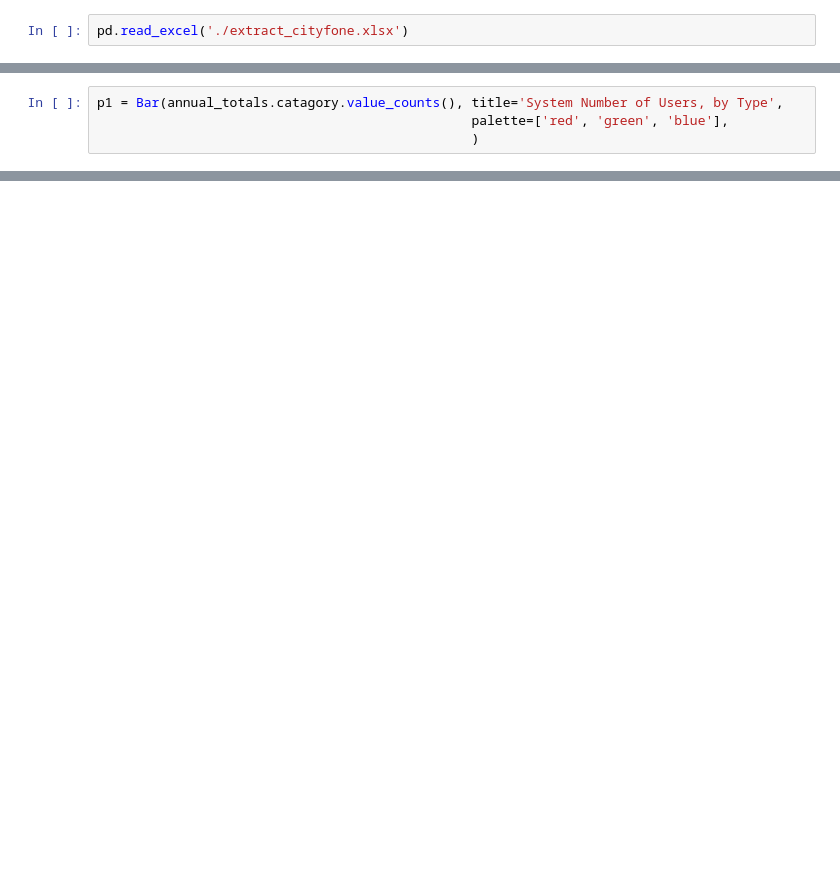
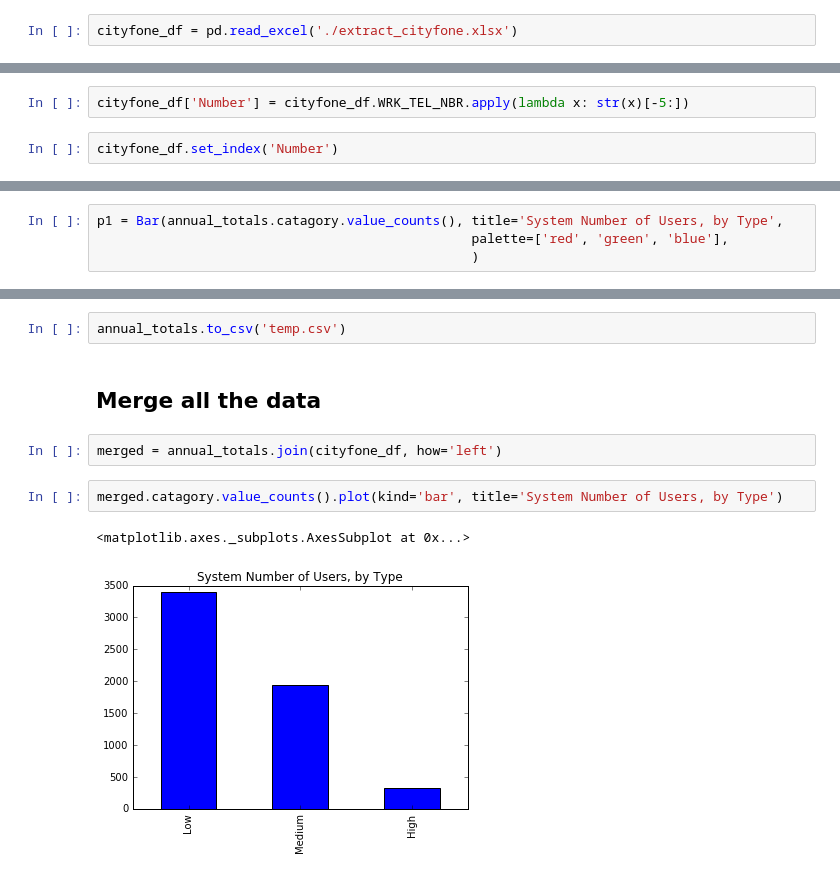
Before and after one commit to CityOfLosAngeles/pbx-analysis, a Jupyter notebook: DataCleaning.ipynb, the cells around one changed output, grey strips where cells are left out. Drawn from its saved outputs; the diff is of its cells as text; blank space fills up the shorter version.

Commit message:
merge

```diff
--- a/DataCleaning.ipynb
+++ b/DataCleaning.ipynb
@@ -110,4 +106,4 @@ grouped = pd.concat(data).groupby('Number')
 # %%
 annual_totals = grouped.sum()
 # %%
-pd.read_excel('./extract_cityfone.xlsx')
+cityfone_df = pd.read_excel('./extract_cityfone.xlsx')
@@ -132,0 +110,4 @@ pd.read_excel('./extract_cityfone.xlsx')
+# %%
+cityfone_df['Number'] = cityfone_df.WRK_TEL_NBR.apply(lambda x: str(x)[-5:])
+# %%
+cityfone_df.set_index('Number')
@@ -160,0 +158,11 @@ show(p1)
+# %%
+annual_totals.to_csv('temp.csv')
+# %% [markdown]
+## Merge all the data
+# %%
+merged = annual_totals.join(cityfone_df, how='left')
+# %%
+merged.catagory.value_counts().plot(kind='bar', title='System Number of Users, by Type')
+# %% [output]
+<matplotlib.axes._subplots.AxesSubplot at 0x...>
+[figure, added]
```
Also changed, not shown: parts of 10 cells of this notebook.
